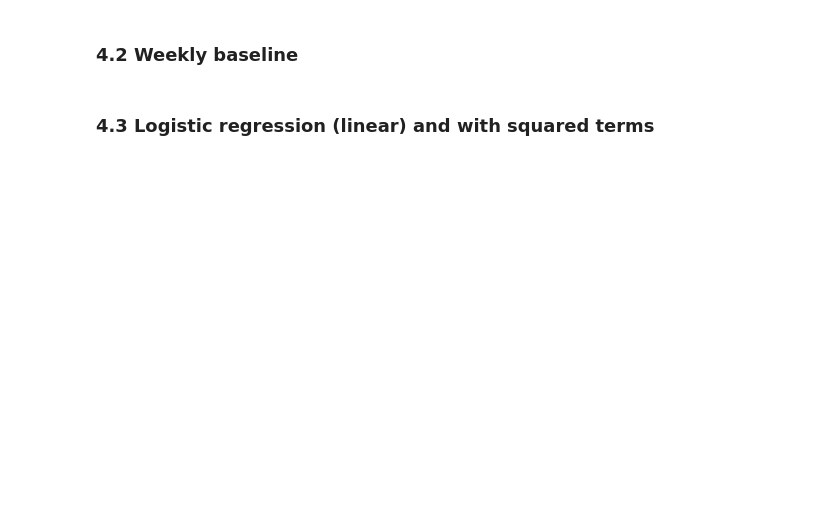
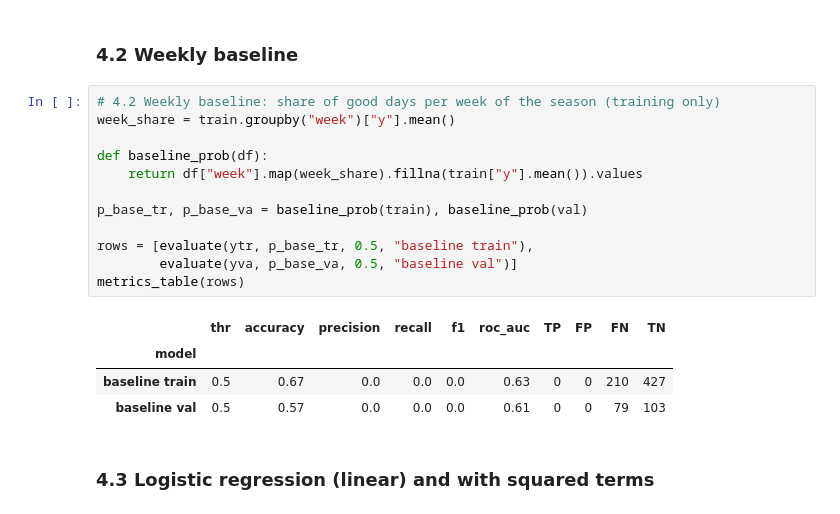
Before and after one commit to Patrick190508/whaleshark-mafia-island, a Jupyter notebook: notebooks/Model_v2_Ningaloo.ipynb, the cells around one changed output. Cells and saved outputs as stored; diff of their text form; blank space fills up the shorter version.

```diff
--- a/notebooks/Model_v2_Ningaloo.ipynb
+++ b/notebooks/Model_v2_Ningaloo.ipynb
@@ -123,4 +208,21 @@ Choose `FEATS` from section 3.
 # %% [markdown]
 ### 4.2 Weekly baseline
+# %%
+# 4.2 Weekly baseline: share of good days per week of the season (training only)
+week_share = train.groupby("week")["y"].mean()
+
+def baseline_prob(df):
+    return df["week"].map(week_share).fillna(train["y"].mean()).values
+
+p_base_tr, p_base_va = baseline_prob(train), baseline_prob(val)
+
+rows = [evaluate(ytr, p_base_tr, 0.5, "baseline train"),
+        evaluate(yva, p_base_va, 0.5, "baseline val")]
+metrics_table(rows)
+# %% [output]
+|  | thr | accuracy | precision | recall | f1 | roc_auc | TP | FP | FN | TN |
+| model |  |  |  |  |  |  |  |  |  |  |
+| baseline train | 0.5 | 0.67 | 0.0 | 0.0 | 0.0 | 0.63 | 0 | 0 | 210 | 427 |
+| baseline val | 0.5 | 0.57 | 0.0 | 0.0 | 0.0 | 0.61 | 0 | 0 | 79 | 103 |
 # %% [markdown]
 ### 4.3 Logistic regression (linear) and with squared terms
```
Also changed, not shown: parts of 16 cells of this notebook.
